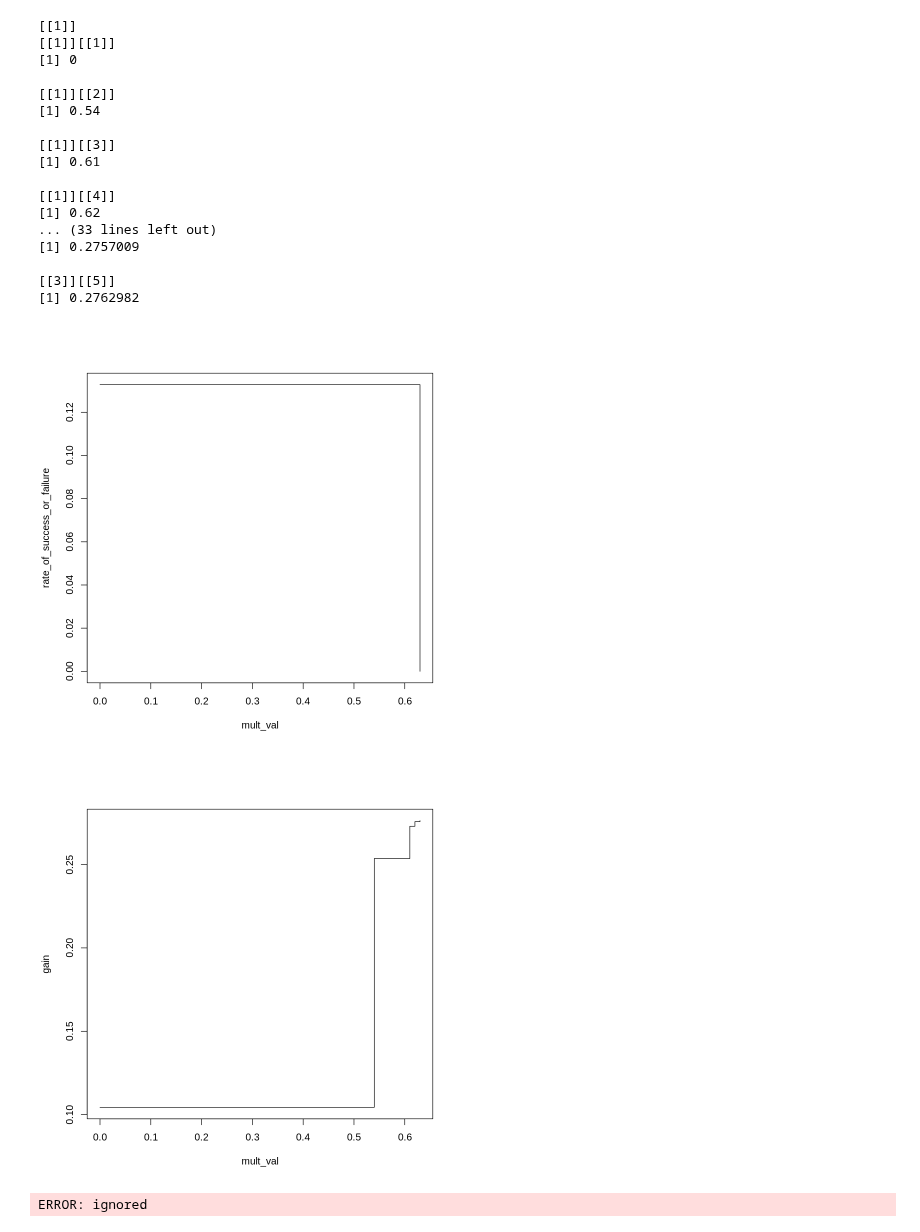
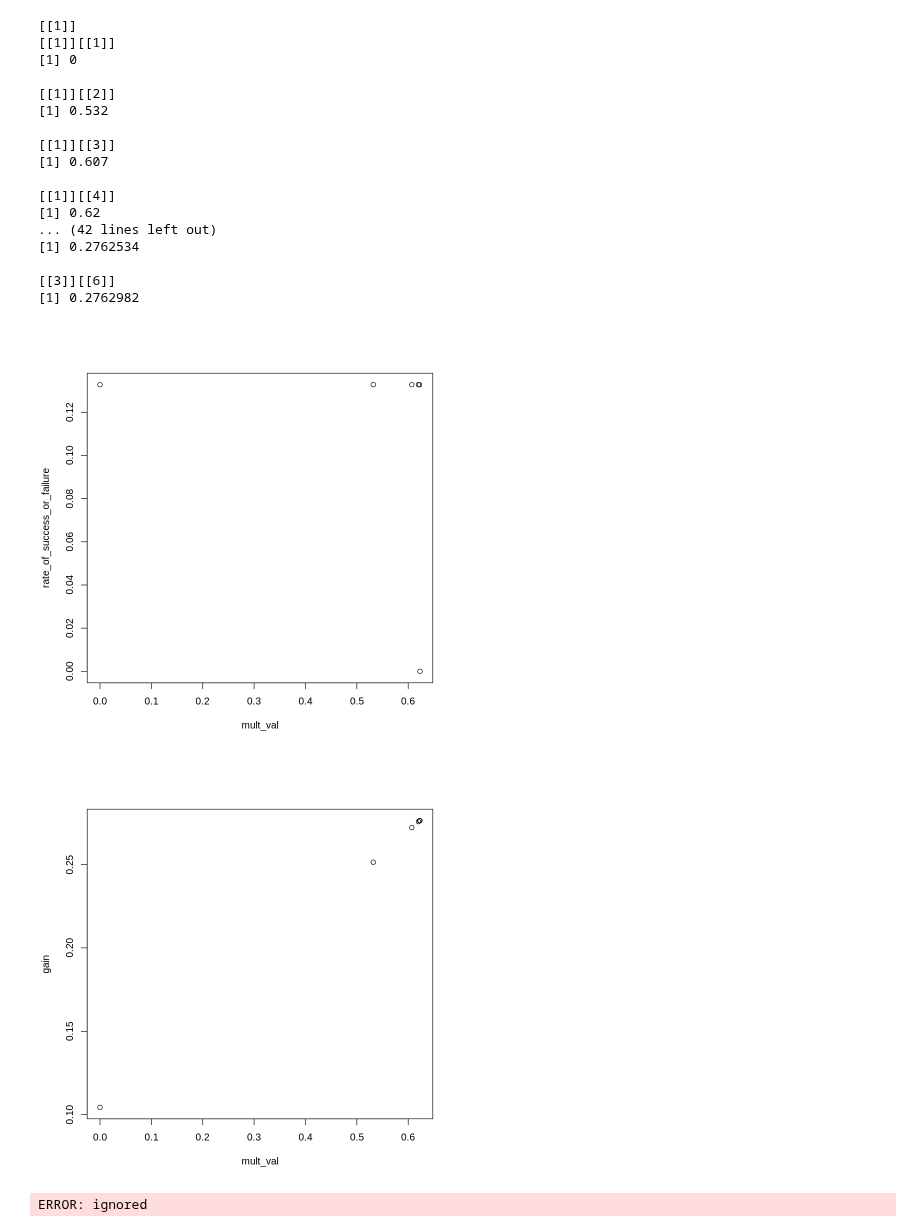
Before and after one commit to IshtiSikder/Optimal-allocation-of-rescue-teams-for-hostage-situations, a Jupyter notebook: toy_prob.ipynb, the cells around one changed output. Drawn from its saved outputs; the diff is of its cells as text; code cells hidden in the pictures.

```diff
--- a/toy_prob.ipynb
+++ b/toy_prob.ipynb
@@ -230,0 +294,12 @@ aijMatrix = array(0, dim = c(t+1,t+1,r+1))
+# %%
+t = 10
+r = 10
+lam=0.2763
+mu=0.2829
+eps=0.1718
+policy = c(0,1,2,3,4,5,6,7,8,9,10)
+costT = 1
+mult = 0
+rc = 'L'
+
+ans = fixed(policy,mult,rc,costT,lam,mu,eps,t,r)
@@ -352,7 +468,7 @@ return (list(list_mult,list_sum,list_gain))
 
 
 
-lst = mult_test(1,'L',0,3,0.01)
+lst = mult_test(1,'L',0,3,0.001)
 # %% [output]
  mult:[1] 0
 
@@ -379,30 +495,30 @@ lst
 [1] 0
 
 [[1]][[2]]
-[1] 0.54
+[1] 0.532
 
 [[1]][[3]]
-[1] 0.61
+[1] 0.607
 
 [[1]][[4]]
 [1] 0.62
-... (33 lines left out)
-[1] 0.2757009
+... (42 lines left out)
+[1] 0.2762534
 
-[[3]][[5]]
+[[3]][[6]]
 [1] 0.2762982
 # %%
 mult_val = unlist(lst[[1]])
 rate_of_success_or_failure = unlist(lst[[2]])
 gain = unlist(lst[[3]])
 # %%
-plot(mult_val,rate_of_success_or_failure,'s')
+plot(mult_val,rate_of_success_or_failure)
 # %% [output]
-[figure, old version]
+[figure, new version]
 # %%
-plot(mult_val,gain,'s')
+plot(mult_val,gain)
 # %% [output]
-[figure, old version]
+[figure, new version]
 # %%
  #THE FOLLOWING CAN BE AN ALTERNATIVE TO THE mult_test
  #tried R's apply function to avoid the delay in for loops. This doesn't work properly.
```
Also changed, not shown: parts of 8 cells of this notebook.
